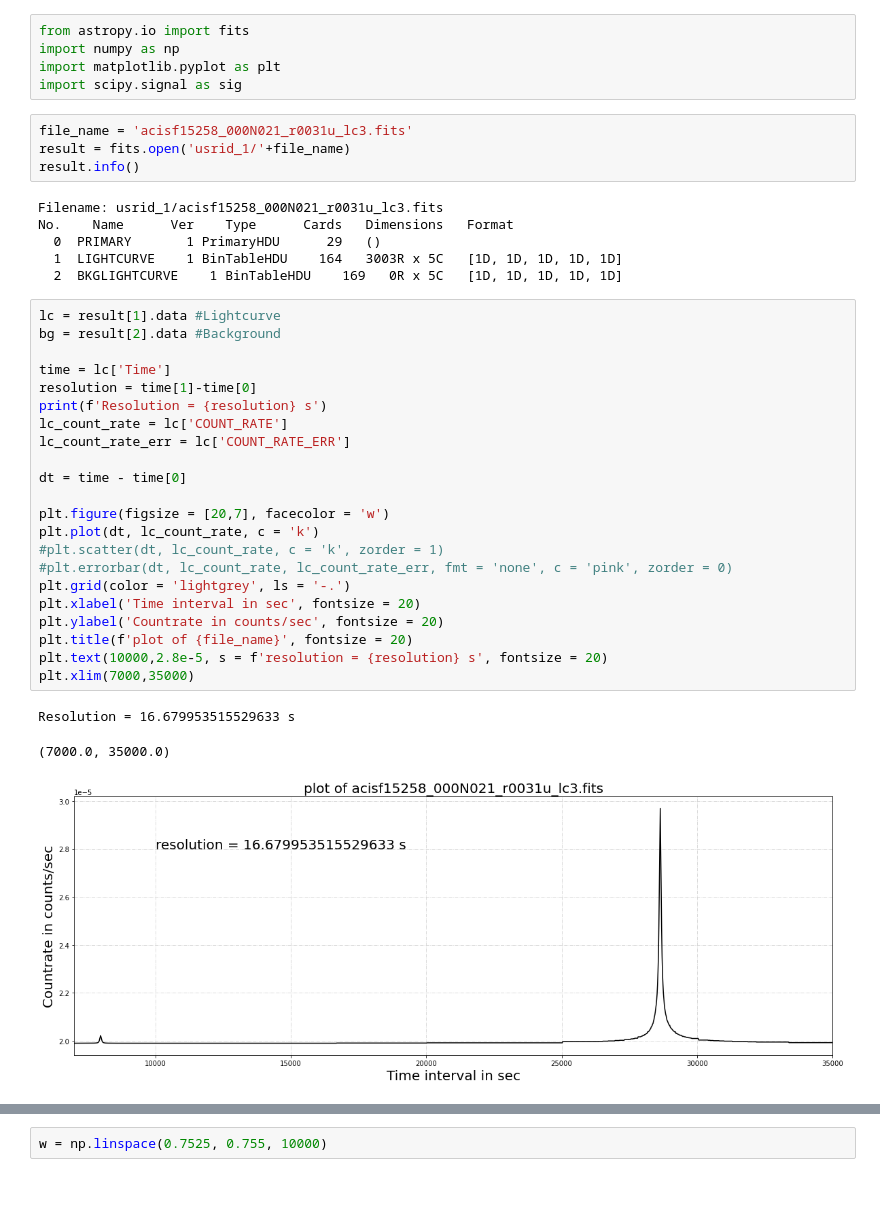
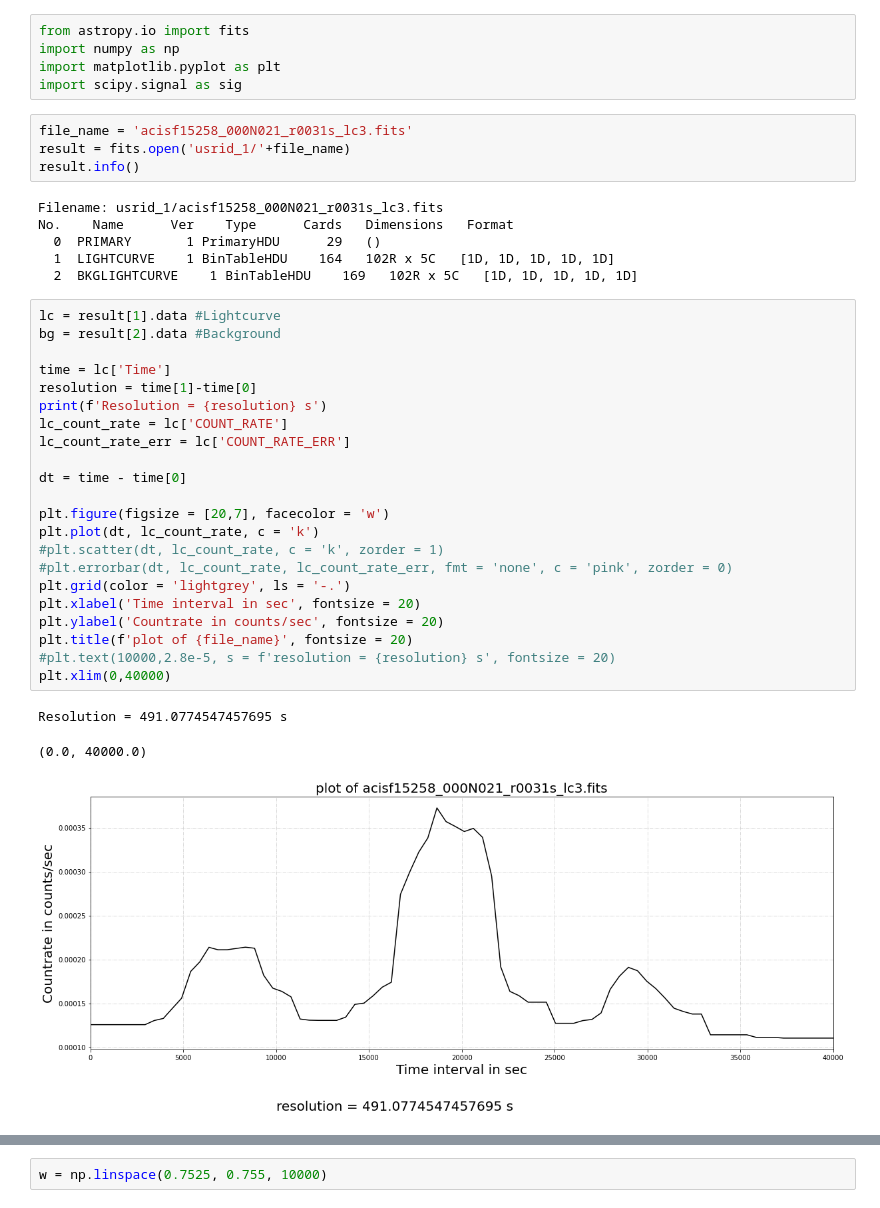
Before and after one commit to Samrat0512/IIST-MS-Project, a Jupyter notebook: Lightcurves/plotting_lightcurves.ipynb, the cells around one changed output, grey strips where cells are left out. Drawn from its saved outputs; the diff is of its cells as text.

Commit message:
Lightcurve for usrid_2 to usrid_6 is downloaded.

```diff
--- a/Lightcurves/plotting_lightcurves.ipynb
+++ b/Lightcurves/plotting_lightcurves.ipynb
@@ -4,40 +4,40 @@ import numpy as np
 import matplotlib.pyplot as plt
 import scipy.signal as sig
 # %%
-file_name = 'acisf15258_000N021_r0031u_lc3.fits'
+file_name = 'acisf15258_000N021_r0031s_lc3.fits'
 result = fits.open('usrid_1/'+file_name)
 result.info()
 # %% [output]
-Filename: usrid_1/acisf15258_000N021_r0031u_lc3.fits
+Filename: usrid_1/acisf15258_000N021_r0031s_lc3.fits
 No.    Name      Ver    Type      Cards   Dimensions   Format
   0  PRIMARY       1 PrimaryHDU      29   ()
-  1  LIGHTCURVE    1 BinTableHDU    164   3003R x 5C   [1D, 1D, 1D, 1D, 1D]
-  2  BKGLIGHTCURVE    1 BinTableHDU    169   0R x 5C   [1D, 1D, 1D, 1D, 1D]
+  1  LIGHTCURVE    1 BinTableHDU    164   102R x 5C   [1D, 1D, 1D, 1D, 1D]
+  2  BKGLIGHTCURVE    1 BinTableHDU    169   102R x 5C   [1D, 1D, 1D, 1D, 1D]
 # %%
 lc = result[1].data #Lightcurve
 bg = result[2].data #Background
 
 time = lc['Time']
 resolution = time[1]-time[0]
 print(f'Resolution = {resolution} s')
 lc_count_rate = lc['COUNT_RATE']
 lc_count_rate_err = lc['COUNT_RATE_ERR']
 
 dt = time - time[0]
 
 plt.figure(figsize = [20,7], facecolor = 'w')
 plt.plot(dt, lc_count_rate, c = 'k')
 #plt.scatter(dt, lc_count_rate, c = 'k', zorder = 1)
 #plt.errorbar(dt, lc_count_rate, lc_count_rate_err, fmt = 'none', c = 'pink', zorder = 0)
 plt.grid(color = 'lightgrey', ls = '-.')
 plt.xlabel('Time interval in sec', fontsize = 20)
 plt.ylabel('Countrate in counts/sec', fontsize = 20)
 plt.title(f'plot of {file_name}', fontsize = 20)
-plt.text(10000,2.8e-5, s = f'resolution = {resolution} s', fontsize = 20)
-plt.xlim(7000,35000)
+#plt.text(10000,2.8e-5, s = f'resolution = {resolution} s', fontsize = 20)
+plt.xlim(0,40000)
 # %% [output]
-Resolution = 16.679953515529633 s
+Resolution = 491.0774547457695 s
-(7000.0, 35000.0)
+(0.0, 40000.0)
-[figure, old version]
+[figure, new version]
 # %%
 #making time bins
```
Also changed, not shown: parts of 2 cells of this notebook, 46 other files.
